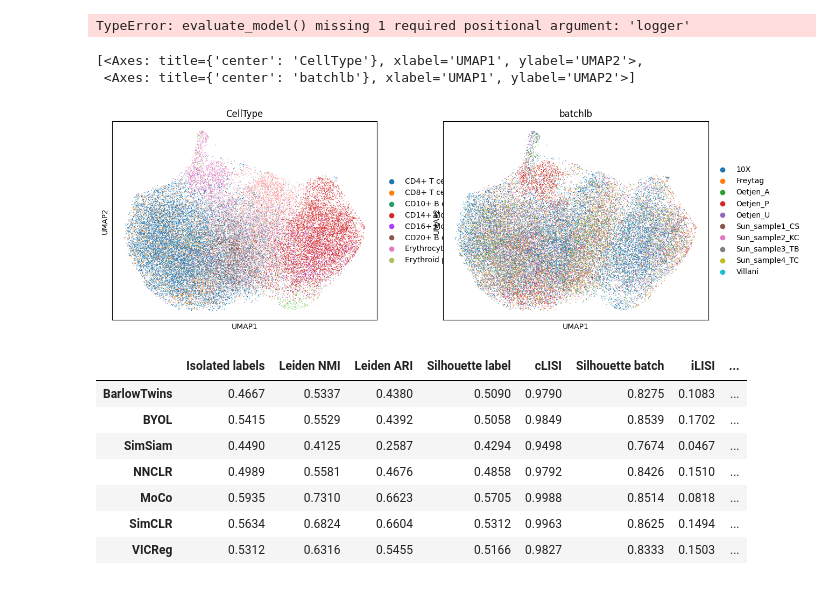
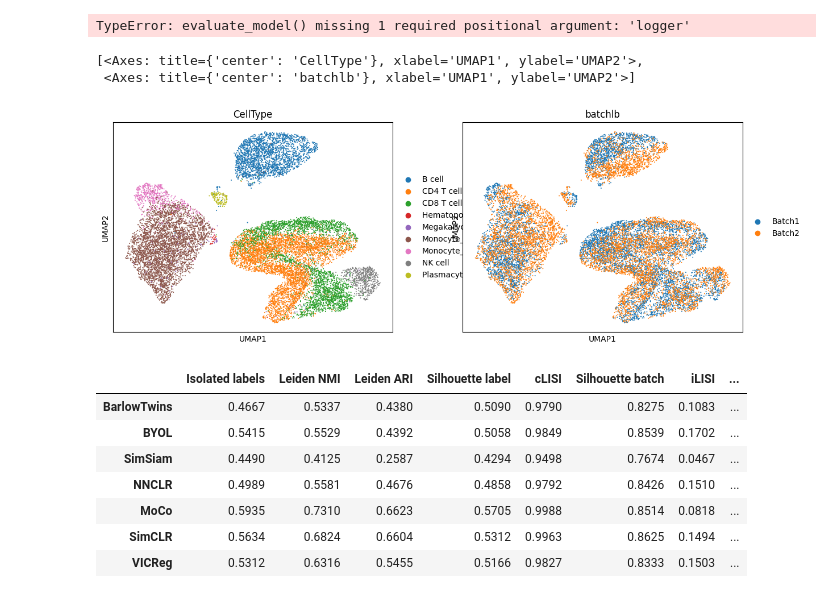
Before and after one commit to OlgaOvcharenko/scAugmentBench, a Jupyter notebook: debug.ipynb, the cells around one changed output. Drawn from its saved outputs; the diff is of its cells as text; code cells hidden in the pictures.

```diff
--- a/debug.ipynb
+++ b/debug.ipynb
@@ -31,8 +31,8 @@ import yaml
 _LOGGER = logging.getLogger(__name__)
 with open("/local/home/tomap/scAugmentBench/conf/augmentation/base.yaml") as stream:
     cfg_aug = yaml.safe_load(stream)
-with open("/local/home/tomap/scAugmentBench/conf/data/immune.yaml") as stream:
-#with open("/local/home/tomap/scAugmentBench/conf/data/pbmc_2_donor.yaml") as stream:
+#with open("/local/home/tomap/scAugmentBench/conf/data/immune.yaml") as stream:
+with open("/local/home/tomap/scAugmentBench/conf/data/pbmc_2_donor.yaml") as stream:
     cfg_data = yaml.safe_load(stream)
 with open("/local/home/tomap/scAugmentBench/conf/model/concerto.yaml") as stream:
     cfg_model = yaml.safe_load(stream)
@@ -83,21 +86,21 @@ TypeError: evaluate_model() missing 1 required positional argument: 'logger'
 # %%
 import scanpy as sc
 import numpy as np
 
 def plot_umap(adata, embedding):
     adata.obsm['Embedding'] = embedding
     sc.pp.neighbors(adata, use_rep="Embedding")
     sc.tl.umap(adata)
     return sc.pl.umap(adata, show=False, color=['CellType', 'batchlb'],)
 
-path = "/local/home/tomap/scAugmentBench/augmentation-ablation-volConcerto/ImmHuman/Concerto/innerswapProb-0.5/epochs-5/30/embedding.npz"
+path = "/local/home/tomap/scAugmentBench/dimension-ablation-vol2/PBMC-2D/NNCLR/256-256/20/embedding.npz"
 
 embedding = np.load(path)['arr_0']
 plot_umap(adata, embedding)
 # %% [output]
 [<Axes: title={'center': 'CellType'}, xlabel='UMAP1', ylabel='UMAP2'>,
  <Axes: title={'center': 'batchlb'}, xlabel='UMAP1', ylabel='UMAP2'>]
-[figure, old version]
+[figure, new version]
 # %%
 from evaluator import collect_runs, unify_table, scale_table
 # %% [output]
```
Also changed, not shown: parts of 3 cells of this notebook, 5 other files.
